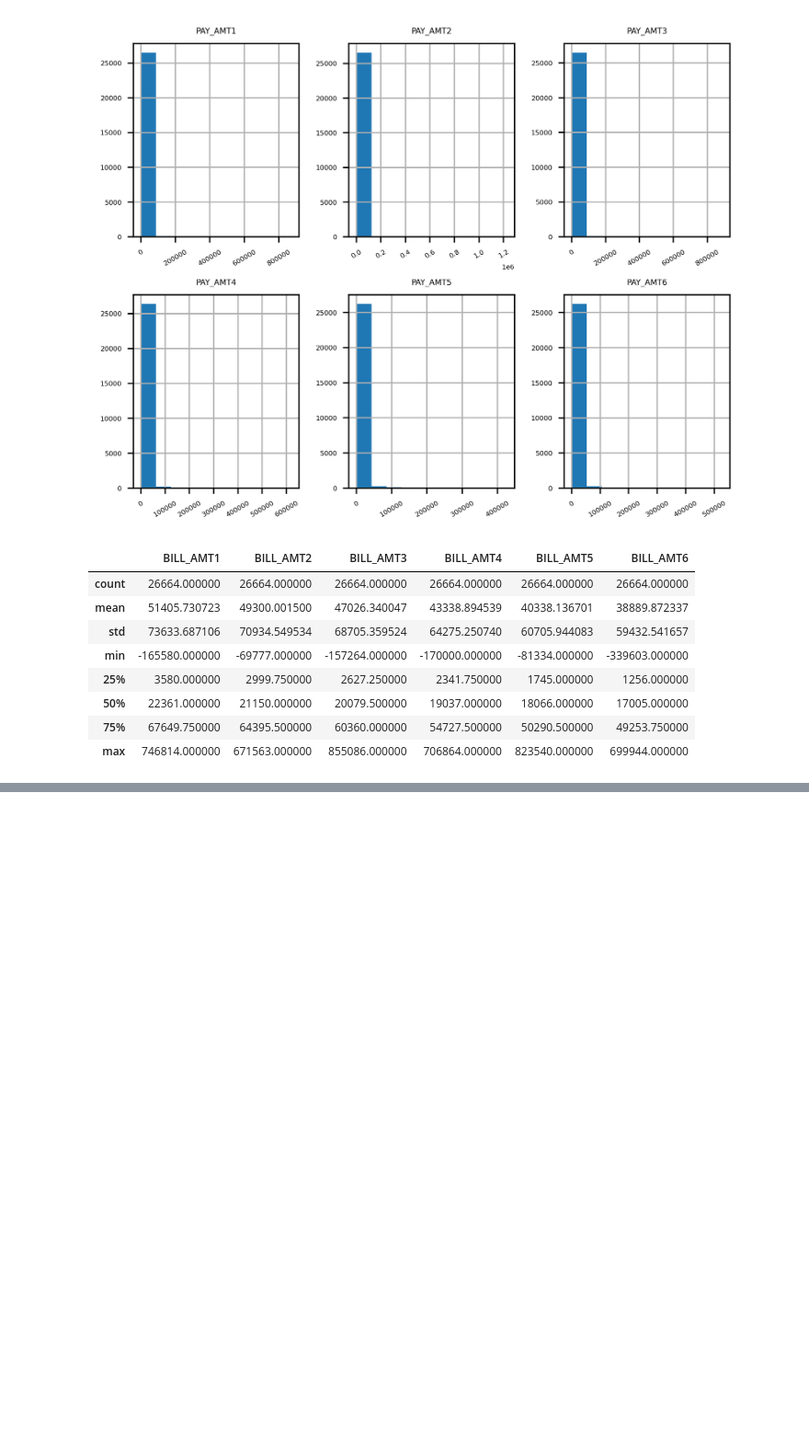
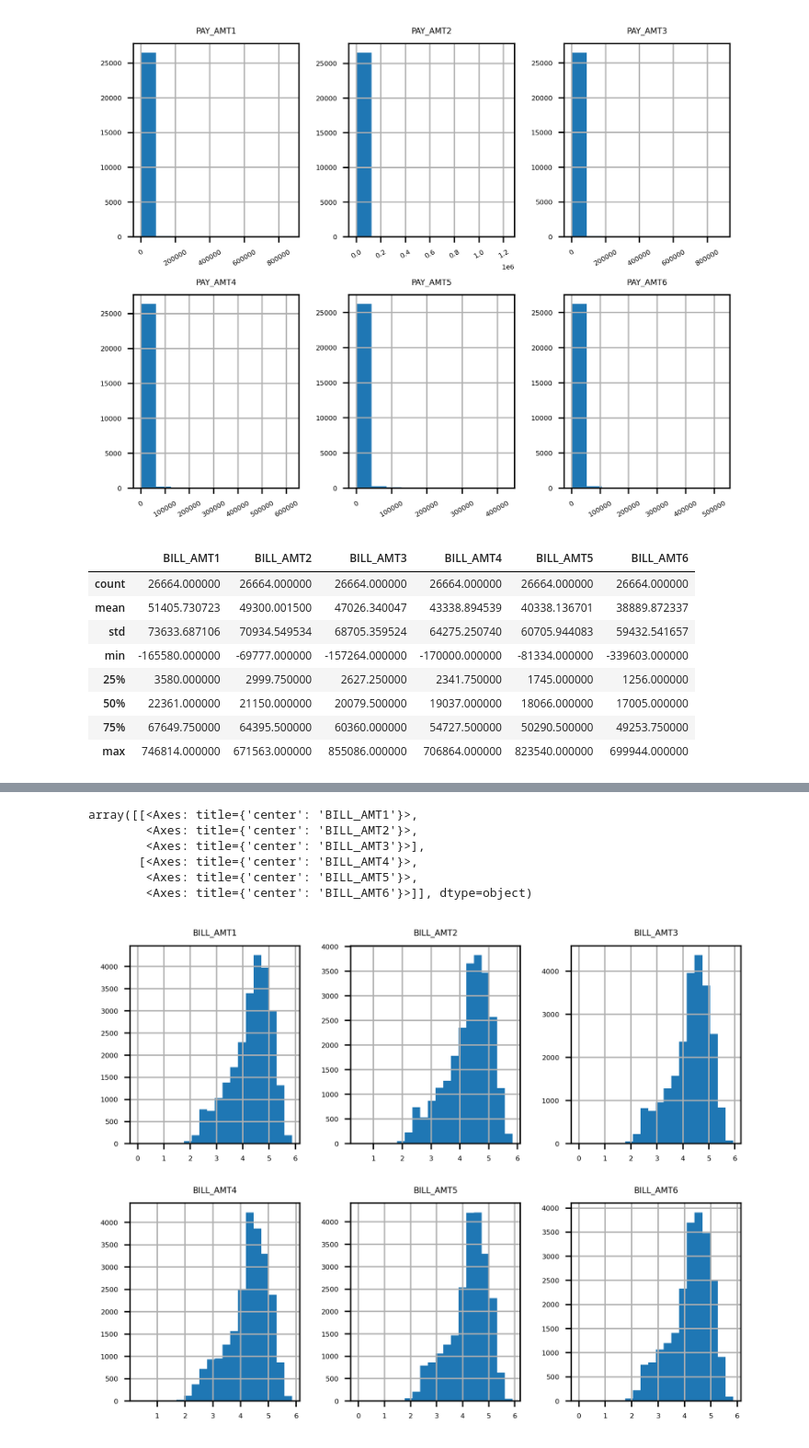
Before and after one commit to askot19/Analise_de_dados, a Jupyter notebook: Projetos de Ciência de Dados com Python/Capítulo 1/ex108.ipynb, the cells around one changed output, grey strips where cells are left out. Shown at 92% size. Drawn from its saved outputs; the diff is of its cells as text; code cells hidden in the pictures; blank space fills up the shorter version.

```diff
--- a/Projetos de Ciência de Dados com Python/Capítulo 1/ex108.ipynb
+++ b/Projetos de Ciência de Dados com Python/Capítulo 1/ex108.ipynb
@@ -104,0 +105,3 @@ array([[<Axes: title={'center': 'BILL_AMT1'}>,
+# %%
+zero_mask_bill = (df[bill_feats] == 0)
+zero_mask_bill.head()
@@ -104,0 +145,10 @@ array([[<Axes: title={'center': 'BILL_AMT1'}>,
+# %%
+df[bill_feats][~zero_mask_bill].apply(np.log10).hist(bins=20, layout=(2,3))
+# %% [output]
+array([[<Axes: title={'center': 'BILL_AMT1'}>,
+        <Axes: title={'center': 'BILL_AMT2'}>,
+        <Axes: title={'center': 'BILL_AMT3'}>],
+       [<Axes: title={'center': 'BILL_AMT4'}>,
+        <Axes: title={'center': 'BILL_AMT5'}>,
+        <Axes: title={'center': 'BILL_AMT6'}>]], dtype=object)
+[figure, added]
```
Also changed, not shown: parts of 7 cells of this notebook.
